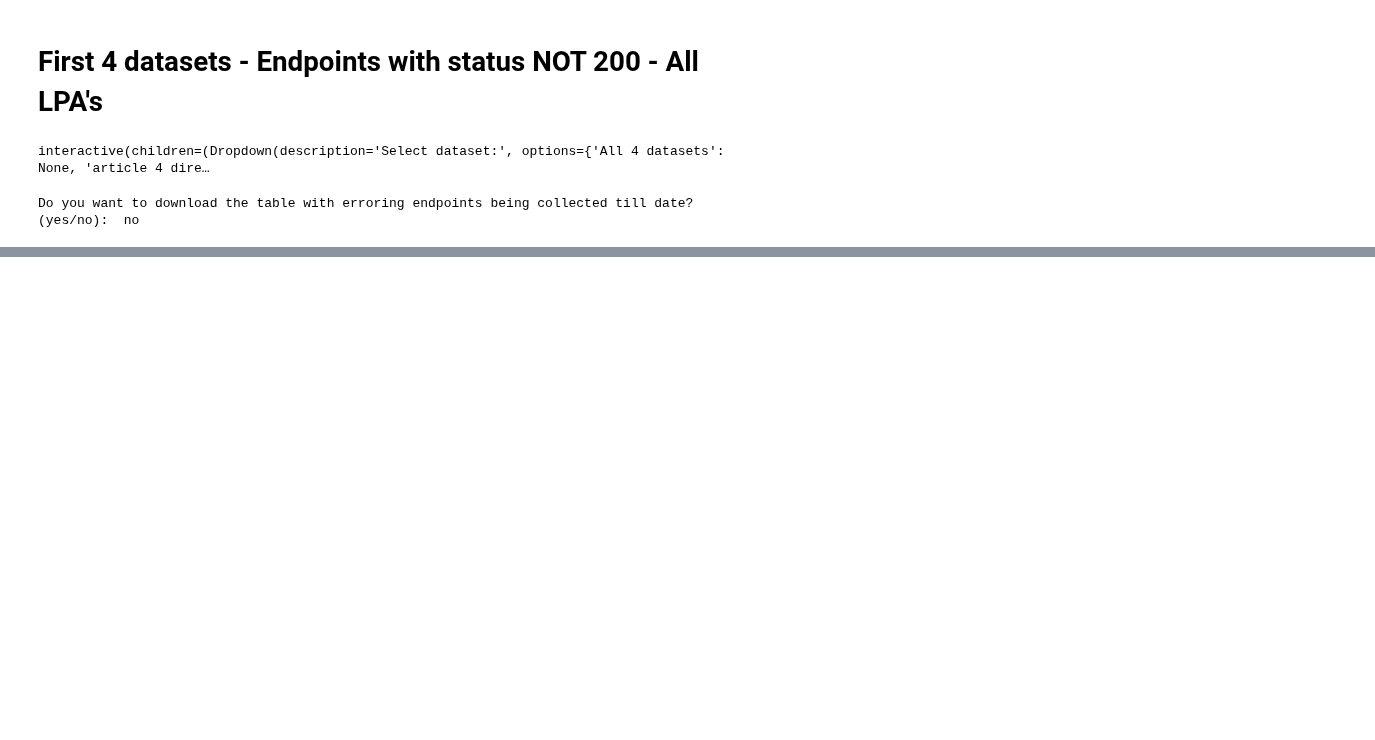
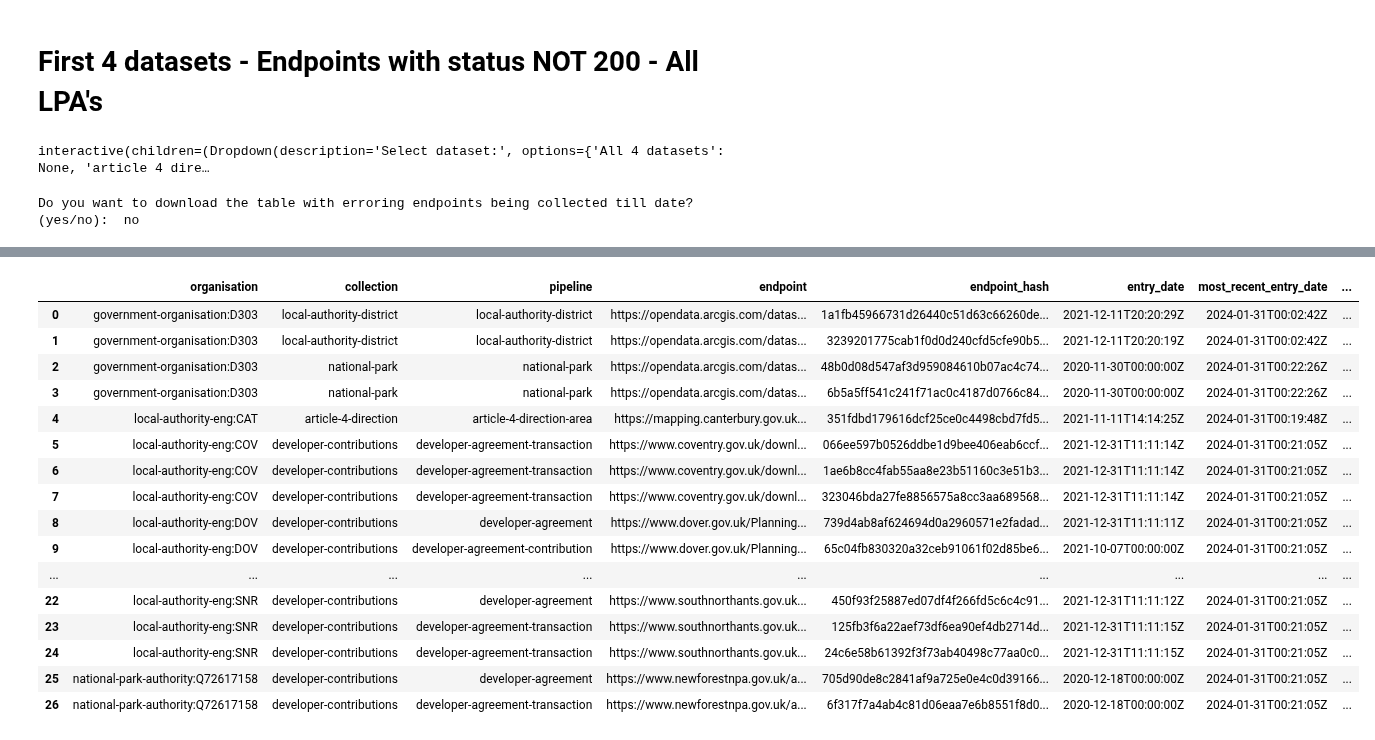
Before and after one commit to digital-land/jupyter-analysis, a Jupyter notebook: service_report/LPA-endpoints-state.ipynb, the cells around one changed output, grey strips where cells are left out. Drawn from its saved outputs; the diff is of its cells as text; code cells hidden in the pictures; blank space fills up the shorter version.

Commit message:
Add review of old endpoints

```diff
--- a/service_report/LPA-endpoints-state.ipynb
+++ b/service_report/LPA-endpoints-state.ipynb
@@ -249,0 +409,11 @@ Do you want to download the table with erroring endpoints being collected till d
+# %%
+# A One-to-many merge
+df = pd.merge(distinct_endpoints_status_and_end_dates_with_status_df, endpoint_aggregate, left_on=['organisation', 'collection', 'pipeline'], right_on=['organisation', 'collection', 'pipeline'])
+
+#Removing endpoint rows which had no match with the endpoint_aggregate dataframe
+df = df.dropna(subset=["non_ended_endpoints"]).drop(["non_ended_endpoints", "ended_endpoints"], axis=1)
+
+# Dropping rows with an end_date value (non-active), sorting and reseting the index field
+df = df.drop(df[df.end_date.notnull()].index, axis=0).drop(["end_date"], axis=1).sort_values(by = ["organisation", "collection", "pipeline"]).reset_index(drop=True)
+
+possible_duplicate_endpoints = df
@@ -249,0 +477,39 @@ Do you want to download the table with erroring endpoints being collected till d
+# %%
+# Grab datetime of 5 days ago relative to current date
+five_days_ago_timestamp = pd.to_datetime('today').normalize().tz_localize("Europe/London" ,ambiguous=True) - pd.Timedelta(days=5)
+
+# Assign new df variable and convert most_recent_status to string for later string comparison
+df = possible_duplicate_endpoints_last_200
+df["most_recent_status"] = df["most_recent_status"].astype(str)
+
+# Convert last_200_response_timestamp field to datetime
+df["last_200_LIKE_response_timestamp"] = pd.to_datetime(df["last_200_LIKE_response_timestamp"])
+
+# Grab non-200 data by comparison
+df = df[~df["most_recent_status"].str.contains("2")]
+
+# Filter for entries which only returned 200 over 5 days ago
+df = df[df['last_200_LIKE_response_timestamp'] < five_days_ago_timestamp].reset_index(drop=True)
+
+# Convert most_recent_status back to float
+df["most_recent_status"] = df["most_recent_status"].astype(float)
+
+df
+# %% [output]
+|  | organisation | collection | pipeline | endpoint | endpoint_hash | entry_date | most_recent_entry_date | ... |
+| 0 | government-organisation:D303 | local-authority-district | local-authority-district | https://opendata.arcgis.com/datas... | 1a1fb45966731d26440c51d63c66260de... | 2021-12-11T20:20:29Z | 2024-01-31T00:02:42Z | ... |
+| 1 | government-organisation:D303 | local-authority-district | local-authority-district | https://opendata.arcgis.com/datas... | 3239201775cab1f0d0d240cfd5cfe90b5... | 2021-12-11T20:20:19Z | 2024-01-31T00:02:42Z | ... |
+| 2 | government-organisation:D303 | national-park | national-park | https://opendata.arcgis.com/datas... | 48b0d08d547af3d959084610b07ac4c74... | 2020-11-30T00:00:00Z | 2024-01-31T00:22:26Z | ... |
+| 3 | government-organisation:D303 | national-park | national-park | https://opendata.arcgis.com/datas... | 6b5a5ff541c241f71ac0c4187d0766c84... | 2020-11-30T00:00:00Z | 2024-01-31T00:22:26Z | ... |
+| 4 | local-authority-eng:CAT | article-4-direction | article-4-direction-area | https://mapping.canterbury.gov.uk... | 351fdbd179616dcf25ce0c4498cbd7fd5... | 2021-11-11T14:14:25Z | 2024-01-31T00:19:48Z | ... |
+| 5 | local-authority-eng:COV | developer-contributions | developer-agreement-transaction | https://www.coventry.gov.uk/downl... | 066ee597b0526ddbe1d9bee406eab6ccf... | 2021-12-31T11:11:14Z | 2024-01-31T00:21:05Z | ... |
+| 6 | local-authority-eng:COV | developer-contributions | developer-agreement-transaction | https://www.coventry.gov.uk/downl... | 1ae6b8cc4fab55aa8e23b51160c3e51b3... | 2021-12-31T11:11:14Z | 2024-01-31T00:21:05Z | ... |
+| 7 | local-authority-eng:COV | developer-contributions | developer-agreement-transaction | https://www.coventry.gov.uk/downl... | 323046bda27fe8856575a8cc3aa689568... | 2021-12-31T11:11:14Z | 2024-01-31T00:21:05Z | ... |
+| 8 | local-authority-eng:DOV | developer-contributions | developer-agreement | https://www.dover.gov.uk/Planning... | 739d4ab8af624694d0a2960571e2fadad... | 2021-12-31T11:11:11Z | 2024-01-31T00:21:05Z | ... |
+| 9 | local-authority-eng:DOV | developer-contributions | developer-agreement-contribution | https://www.dover.gov.uk/Planning... | 65c04fb830320a32ceb91061f02d85be6... | 2021-10-07T00:00:00Z | 2024-01-31T00:21:05Z | ... |
+| ... | ... | ... | ... | ... | ... | ... | ... | ... |
+| 22 | local-authority-eng:SNR | developer-contributions | developer-agreement | https://www.southnorthants.gov.uk... | 450f93f25887ed07df4f266fd5c6c4c91... | 2021-12-31T11:11:12Z | 2024-01-31T00:21:05Z | ... |
+| 23 | local-authority-eng:SNR | developer-contributions | developer-agreement-transaction | https://www.southnorthants.gov.uk... | 125fb3f6a22aef73df6ea90ef4db2714d... | 2021-12-31T11:11:15Z | 2024-01-31T00:21:05Z | ... |
+| 24 | local-authority-eng:SNR | developer-contributions | developer-agreement-transaction | https://www.southnorthants.gov.uk... | 24c6e58b61392f3f73ab40498c77aa0c0... | 2021-12-31T11:11:15Z | 2024-01-31T00:21:05Z | ... |
+| 25 | national-park-authority:Q72617158 | developer-contributions | developer-agreement | https://www.newforestnpa.gov.uk/a... | 705d90de8c2841af9a725e0e4c0d39166... | 2020-12-18T00:00:00Z | 2024-01-31T00:21:05Z | ... |
+| 26 | national-park-authority:Q72617158 | developer-contributions | developer-agreement-transaction | https://www.newforestnpa.gov.uk/a... | 6f317f7a4ab4c81d06eaa7e6b8551f8d0... | 2020-12-18T00:00:00Z | 2024-01-31T00:21:05Z | ... |
```
Also changed, not shown: parts of 16 cells of this notebook.
